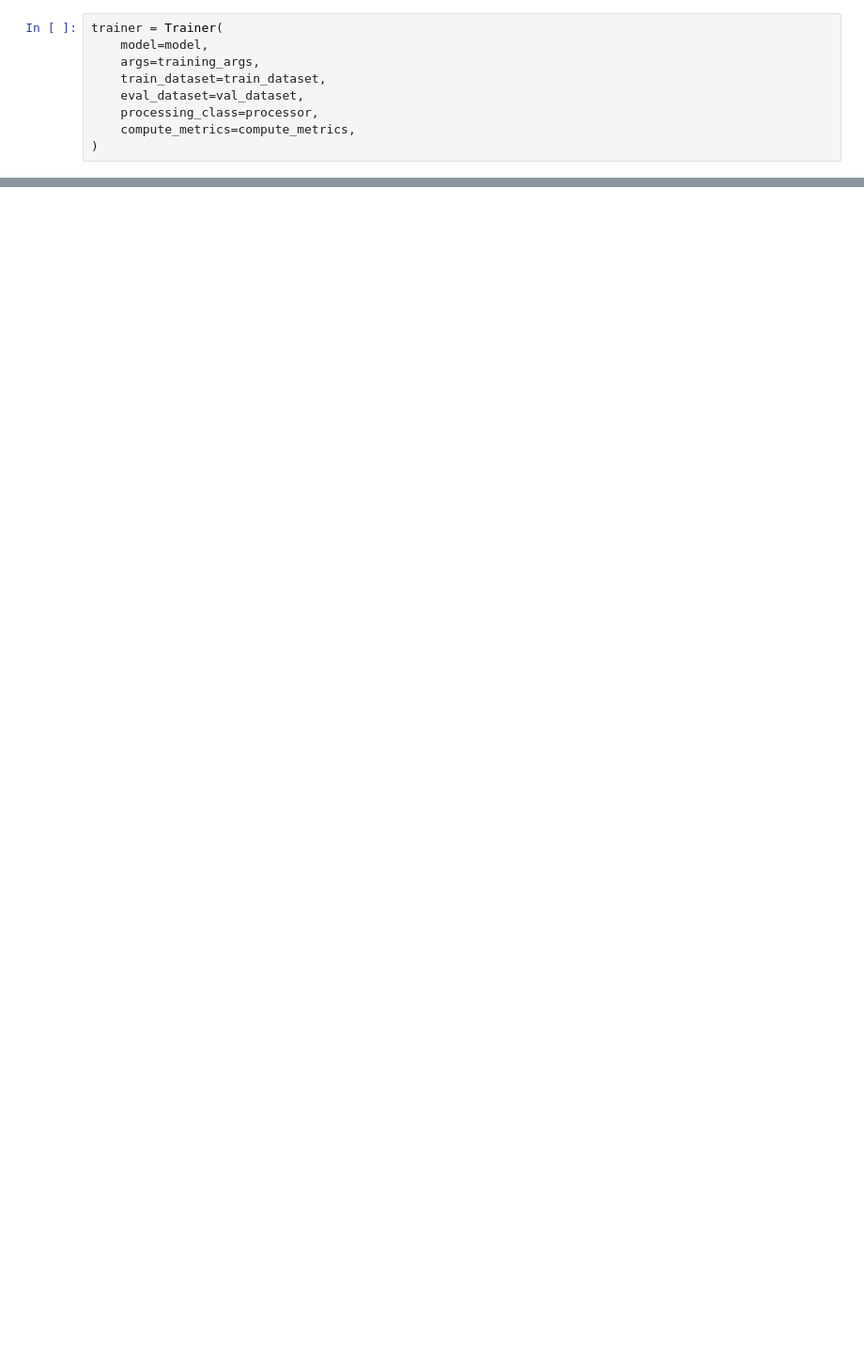
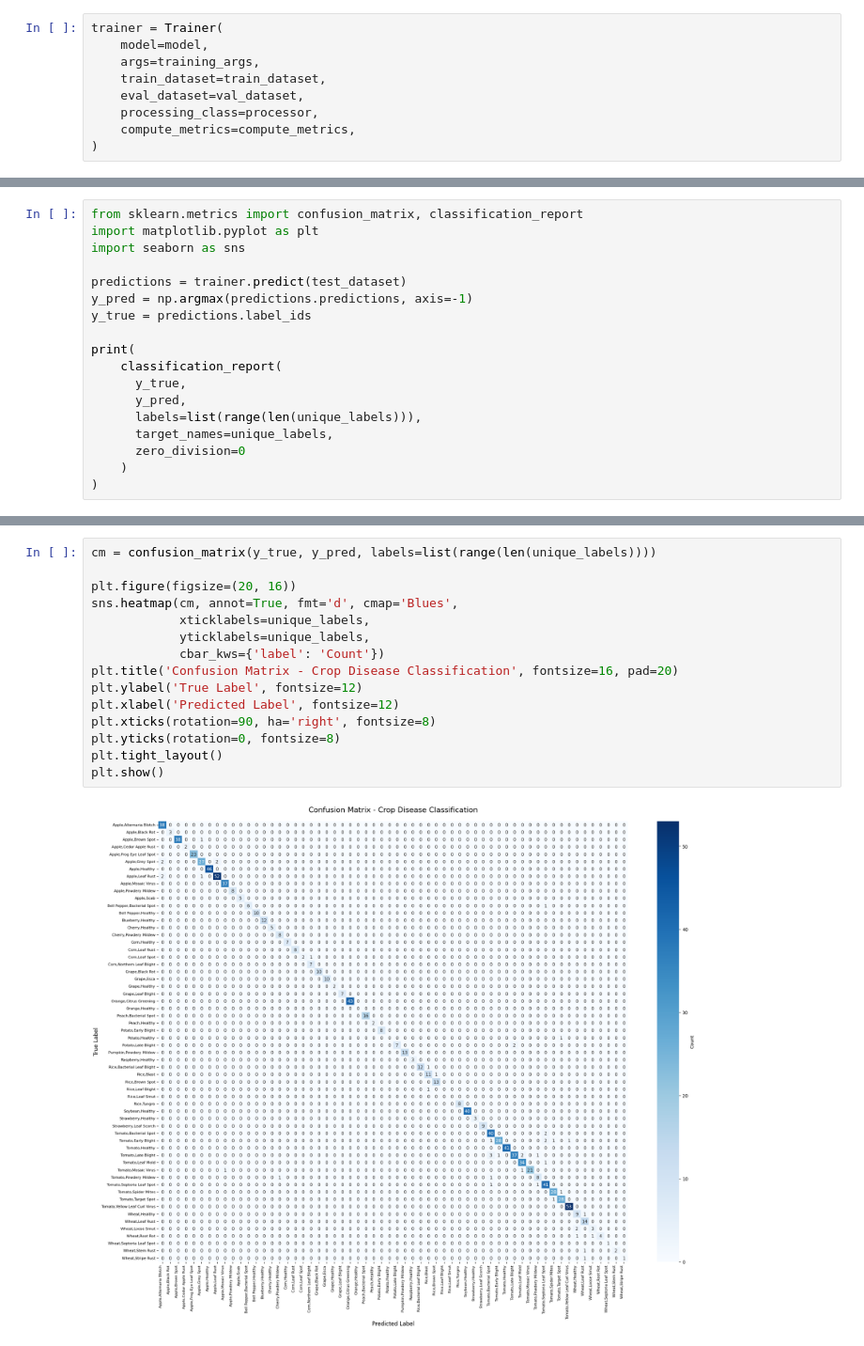
Before and after one commit to Armaan457/AgriVerse, a Jupyter notebook: vision_phase.ipynb, the cells around one changed output, grey strips where cells are left out. Shown at 94% size. Drawn from its saved outputs; the diff is of its cells as text; blank space fills up the shorter version.

```diff
--- a/vision_phase.ipynb
+++ b/vision_phase.ipynb
@@ -205,0 +220,18 @@ KeyboardInterrupt:
+# %%
+from sklearn.metrics import confusion_matrix, classification_report
+import matplotlib.pyplot as plt
+import seaborn as sns
+
+predictions = trainer.predict(test_dataset)
+y_pred = np.argmax(predictions.predictions, axis=-1)
+y_true = predictions.label_ids
+
+print(
+    classification_report(
+      y_true,
+      y_pred,
+      labels=list(range(len(unique_labels))),
+      target_names=unique_labels,
+      zero_division=0
+    )
+)
@@ -205,0 +257,17 @@ KeyboardInterrupt:
+# %%
+cm = confusion_matrix(y_true, y_pred, labels=list(range(len(unique_labels))))
+
+plt.figure(figsize=(20, 16))
+sns.heatmap(cm, annot=True, fmt='d', cmap='Blues',
+            xticklabels=unique_labels,
+            yticklabels=unique_labels,
+            cbar_kws={'label': 'Count'})
+plt.title('Confusion Matrix - Crop Disease Classification', fontsize=16, pad=20)
+plt.ylabel('True Label', fontsize=12)
+plt.xlabel('Predicted Label', fontsize=12)
+plt.xticks(rotation=90, ha='right', fontsize=8)
+plt.yticks(rotation=0, fontsize=8)
+plt.tight_layout()
+plt.show()
+# %% [output]
+[figure, added]
```
Also changed, not shown: parts of 13 cells of this notebook, 1 other file.
